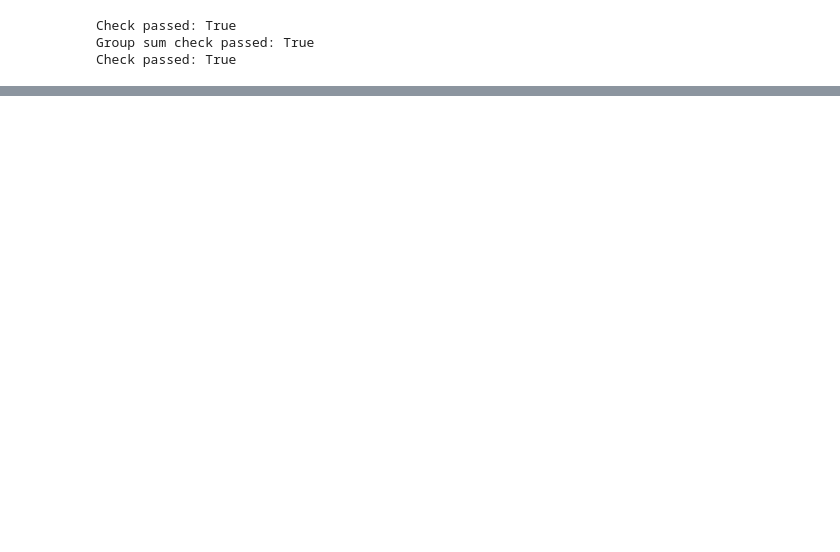
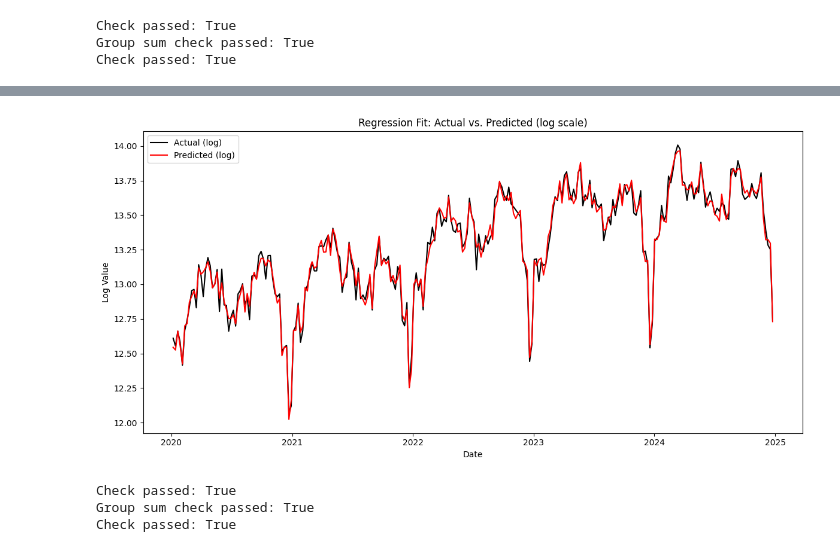
Before and after one commit to jackbowley/MMM, a Jupyter notebook: MeridianTests/CreateDataSet.ipynb, the cells around one changed output, grey strips where cells are left out. Drawn from its saved outputs; the diff is of its cells as text; code cells hidden in the pictures; blank space fills up the shorter version.

Commit message:
linear regression

````diff
--- a/MeridianTests/CreateDataSet.ipynb
+++ b/MeridianTests/CreateDataSet.ipynb
@@ -283,0 +189,13 @@ else:
+# %%
+# List variables in df_trans for regression
+regression_vars = list(df_trans.columns)
+
+import statsmodels.api as sm
+X = df_trans[regression_vars].fillna(0)
+
+y = np.log(df_values['actual'])
+
+model = sm.OLS(y, X).fit()
+
+summary_text = model.summary().as_text()
+display(Markdown(f'```{summary_text}```'))
@@ -283,0 +263,14 @@ else:
+# %%
+# Chart the fit of the regression: actual vs. predicted
+y_pred = model.predict(sm.add_constant(df_trans[regression_vars].fillna(0)))
+plt.figure(figsize=(12, 6))
+plt.plot(df_values.index, y, label='Actual (log)', color='black')
+plt.plot(df_values.index, y_pred, label='Predicted (log)', color='red', linestyle='-')
+plt.xlabel('Date')
+plt.ylabel('Log Value')
+plt.title('Regression Fit: Actual vs. Predicted (log scale)')
+plt.legend()
+plt.tight_layout()
+plt.show()
+# %% [output]
+[figure, added]
@@ -283,0 +281,11 @@ else:
+# %%
+df_trans2, df_values2 = create_transformed_tables(df_data, df_var_spec2, True)
+
+df_decomp_vol2 = decomposition(df_var_spec2,df_values2)
+price_col = 'Price_SE_XF'
+df_decomp_val2 = df_decomp_vol2.multiply(df_data[price_col], axis=0)
+df_rois2 = calc_roi(df_decomp_val2, df_var_spec2, df_data)
+# %% [output]
+Check passed: True
+Group sum check passed: True
+Check passed: True
````
Also changed, not shown: parts of 21 cells of this notebook, 2 other files.
